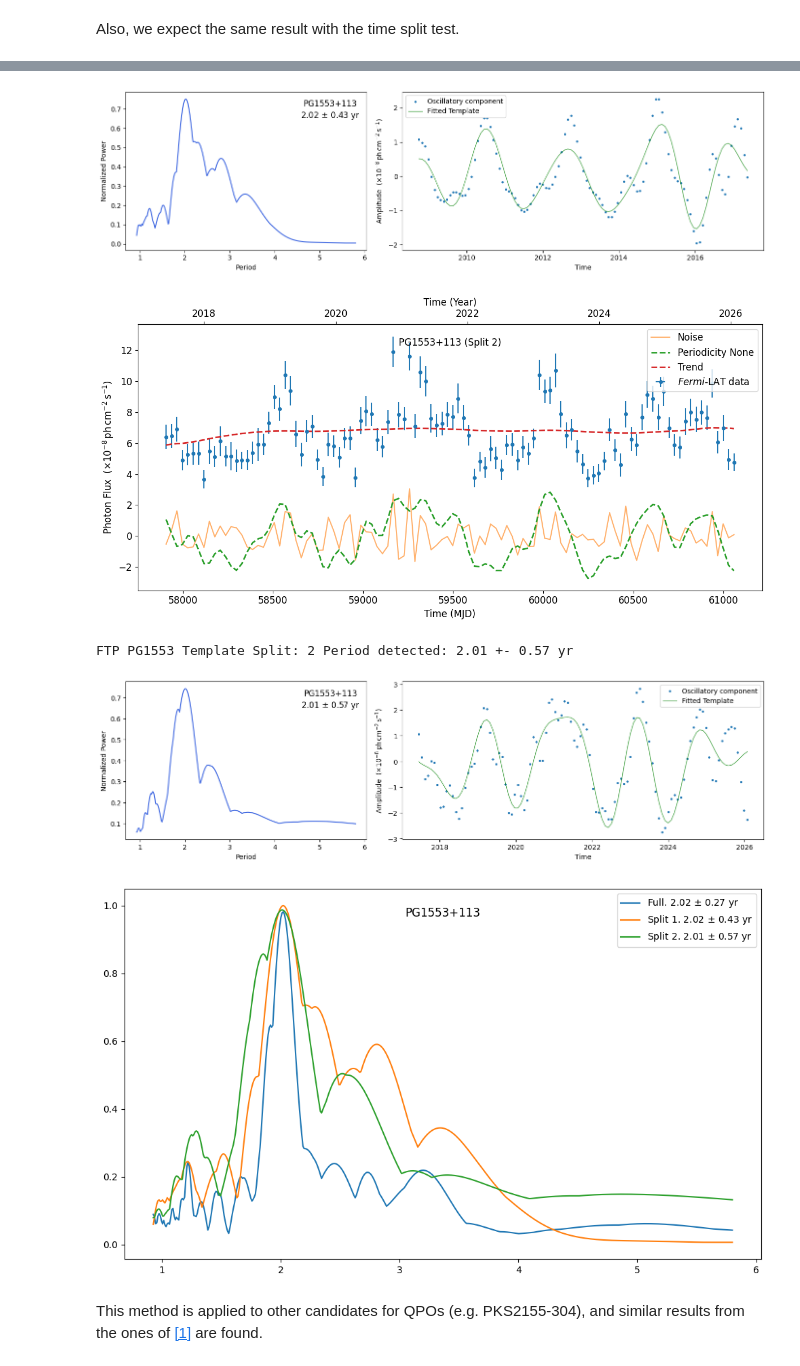
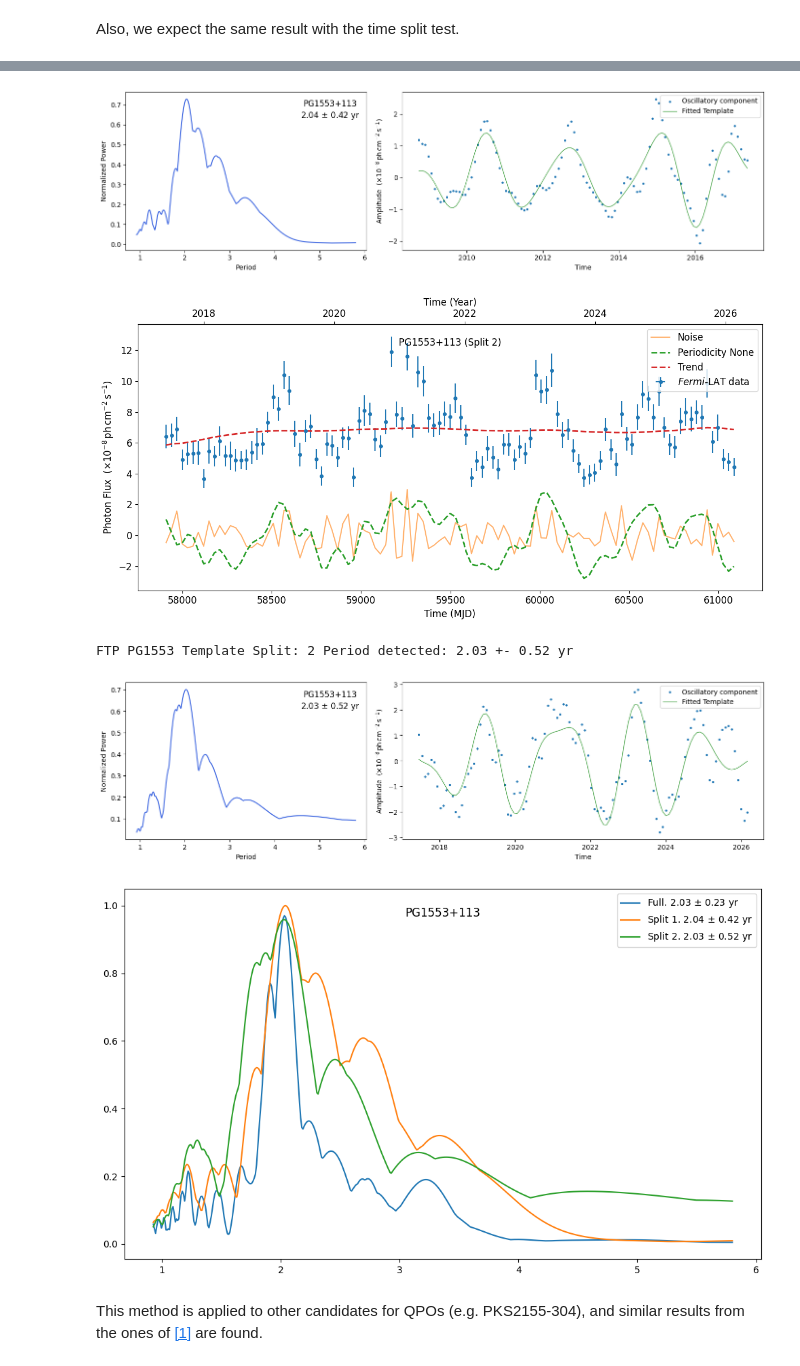
Before and after one commit to AaronAlonsoM/Search-for-SMBH-Systems, a Jupyter notebook: notebooks/Search for Supermassive Binary Black Holes Systems.ipynb, the cells around one changed output, grey strips where cells are left out. Saved outputs shown, nothing was run; the diff lists cells and outputs as text; code cells hidden in the pictures.

```diff
--- a/notebooks/Search for Supermassive Binary Black Holes Systems.ipynb
+++ b/notebooks/Search for Supermassive Binary Black Holes Systems.ipynb
@@ -22,7 +22,7 @@ from sklearn.ensemble import RandomForestRegressor, RandomForestClassifier
 from sklearn.metrics import precision_recall_curve, roc_curve,roc_auc_score, f1_score, precision_score, recall_score
 from sklearn.metrics import classification_report, confusion_matrix, ConfusionMatrixDisplay
 # %%
-path = 'enlacesCurvas.txt'
+path = '../data/enlacesCurvas.txt'
 blazar = 'PG1553+113'
 LCR_data = GetLCRData(path)
 df_data= LCR_data.df_dict[blazar]
@@ -98,8 +98,7 @@ Full LSP Period detected: 2.09 +- 0.23 yr
 A way of testing the persistence of the periodic oscillations is splitting the LC data in two halves and then appliying the same pipeline. This is: SSA and LSP on each half. The periodicity persists if the period detected in both halves, within a reasonable tolerance.
 # %%
 splits = 2
-overlap = 0
-df_list = time_splits(df_data, splits =2, overlap = overlap)
+df_list = time_splits(df_data, splits = splits)
 
 LSP_list = [pgram_dict]
 for i in range(splits):
@@ -134,7 +133,7 @@ A different approach in the reconstruction step suggests considering how the dif
 - The rest of the components will be considered as oscillatory.
 # %%
 freq_bound = 0.03
-c_bound = 0.92
+c_bound = 0.9
 df_ssa_pyts = SSA_pyts(t_mjd, flux, L, freq_bound = freq_bound, c_bound = c_bound)
 # %%
 plot_analysis(df_data, df_ssa_pyts, blazar)
@@ -151,7 +150,7 @@ pgram_dict_pyts = per.LSP()
 # %%
 splits = 2
 overlap = 0
-df_list_pyts = time_splits(df_data, splits =2, overlap = overlap)
+df_list_pyts = time_splits(df_data, splits = splits, overlap = overlap)
 
 LSP_list_pyts = [pgram_dict_pyts]
 for i in range(splits):
@@ -202,11 +201,10 @@ Full FTP PG1553 Template Period detected: 2.02 +- 0.27 yr
 # %% [markdown]
 Also, we expect the same result with the time split test.
 # %%
-splits = 2
-df_list_pyts = time_splits(df_data, splits =2)
+df_list_pyts = time_splits(df_data, splits = splits)
 
 freq_bound = 0.03
-c_bound = 0.92
+c_bound = 0.9
 
 LSP_list_pyts = [pgram_dict_full]
 for i in range(splits):
@@ -231,8 +229,8 @@ FTP PG1553 Template Split: 1 Period detected: 2.02 +- 0.43 yr
-[figure, old version]
+[figure, new version]
-[figure, old version]
+[figure, new version]
-FTP PG1553 Template Split: 2 Period detected: 2.01 +- 0.57 yr
+FTP PG1553 Template Split: 2 Period detected: 2.03 +- 0.52 yr
-[figure, old version]
+[figure, new version]
-[figure, old version]
+[figure, new version]
 # %% [markdown]
 This method is applied to other candidates for QPOs (e.g. PKS2155-304), and similar results from the ones of <a href="#ref1">[1]</a> are found.
 # %%
```
Also changed, not shown: parts of 36 cells of this notebook, 6 other files.
